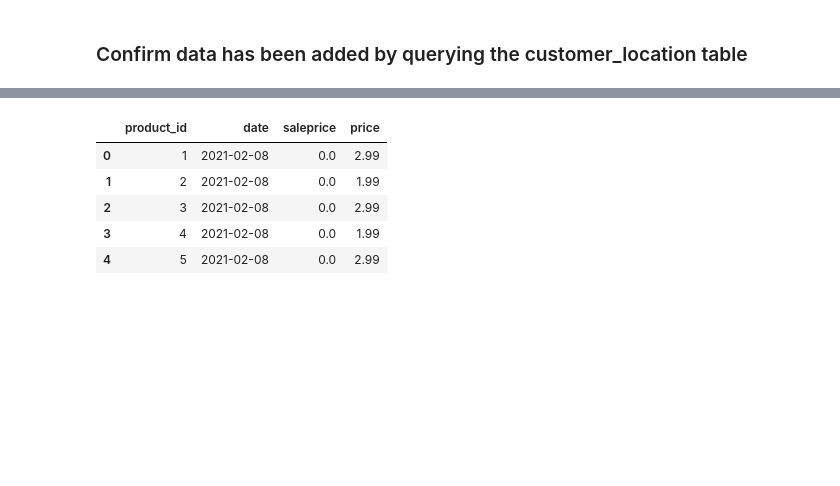
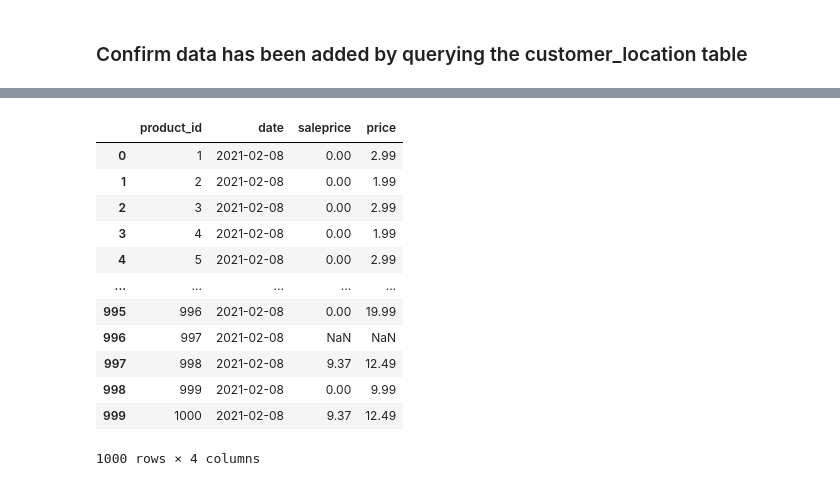
Before and after one commit to ykrasnikov/ETL-project, a Jupyter notebook: database/data_etl.ipynb, the cells around one changed output, grey strips where cells are left out. Cells and saved outputs as stored; diff of their text form; code cells hidden in the pictures; blank space fills up the shorter version.

```diff
--- a/database/data_etl.ipynb
+++ b/database/data_etl.ipynb
@@ -195,9 +224,16 @@ price_history_df.to_sql(name='Price_History', con=engine, if_exists='append', in
 # %%
-pd.read_sql_query('select * from "Price_History"', con=engine).head()
+pd.read_sql_query('select * from "Price_History"', con=engine)
 # %% [output]
 |  | product_id | date | saleprice | price |
-| 0 | 1 | 2021-02-08 | 0.0 | 2.99 |
-| 1 | 2 | 2021-02-08 | 0.0 | 1.99 |
-| 2 | 3 | 2021-02-08 | 0.0 | 2.99 |
-| 3 | 4 | 2021-02-08 | 0.0 | 1.99 |
-| 4 | 5 | 2021-02-08 | 0.0 | 2.99 |
+| 0 | 1 | 2021-02-08 | 0.00 | 2.99 |
+| 1 | 2 | 2021-02-08 | 0.00 | 1.99 |
+| 2 | 3 | 2021-02-08 | 0.00 | 2.99 |
+| 3 | 4 | 2021-02-08 | 0.00 | 1.99 |
+| 4 | 5 | 2021-02-08 | 0.00 | 2.99 |
+| ... | ... | ... | ... | ... |
+| 995 | 996 | 2021-02-08 | 0.00 | 19.99 |
+| 996 | 997 | 2021-02-08 | NaN | NaN |
+| 997 | 998 | 2021-02-08 | 9.37 | 12.49 |
+| 998 | 999 | 2021-02-08 | 0.00 | 9.99 |
+| 999 | 1000 | 2021-02-08 | 9.37 | 12.49 |
+1000 rows × 4 columns
```
Also changed, not shown: parts of 28 cells of this notebook.
